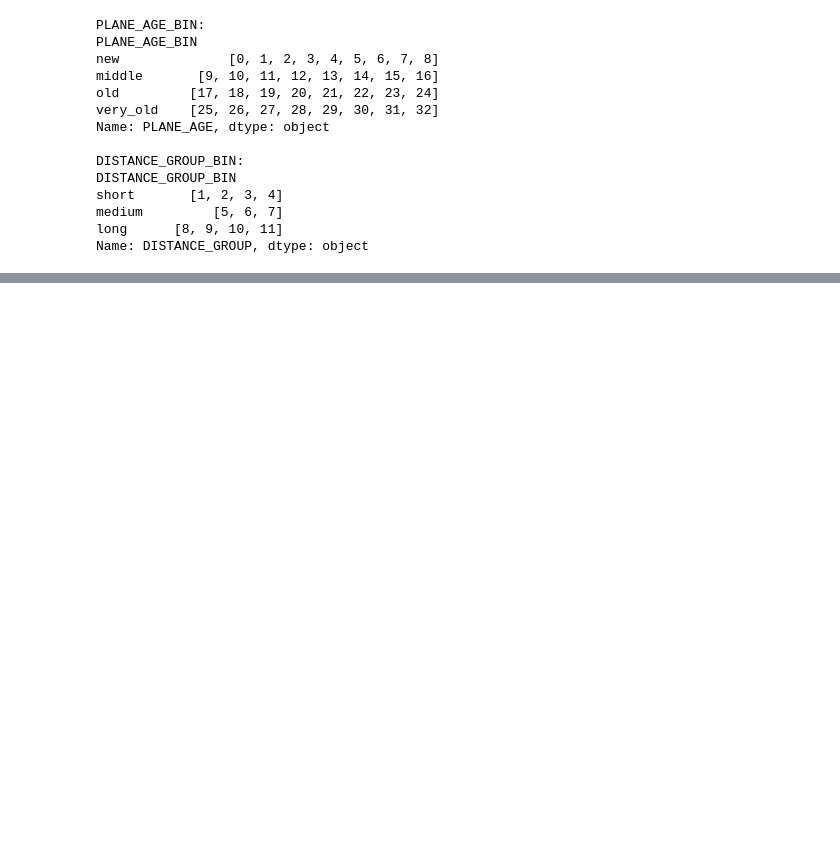
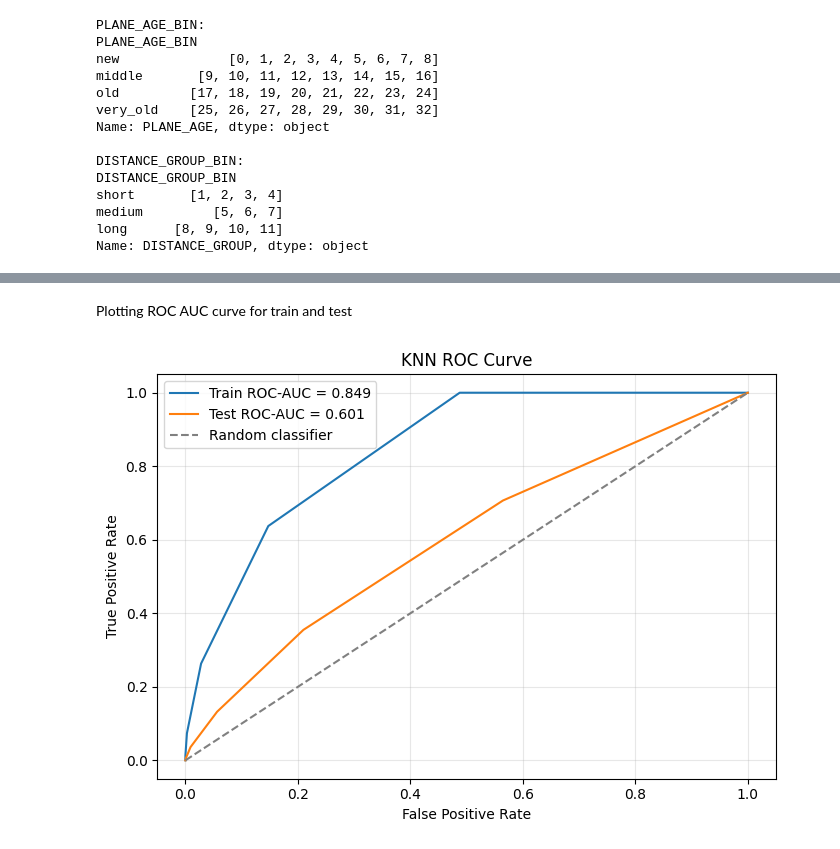
Before and after one commit to AlinaYakubova/ml-flight-felay-prediction, a Jupyter notebook: flight_delay_prediction.ipynb, the cells around one changed output, grey strips where cells are left out. Cells and saved outputs as stored; diff of their text form; code cells hidden in the pictures; blank space fills up the shorter version.

Commit message:
Knn classifier

```diff
--- a/flight_delay_prediction.ipynb
+++ b/flight_delay_prediction.ipynb
@@ -803,0 +913,11 @@ Name: DISTANCE_GROUP, dtype: object
+# %%
+knn_numeric_features = [
+    "DEP_HOUR", "SEGMENT_NUMBER", "DAY_OF_WEEK", "DISTANCE_GROUP", "MONTH",
+    "NUMBER_OF_SEATS", "PLANE_AGE", "CONCURRENT_FLIGHTS",
+    "PRCP", "AWND", "SNOW", "TMAX_C",
+    "AIRPORT_FLIGHTS_MONTH", "AIRLINE_FLIGHTS_MONTH",
+    "FLT_ATTENDANTS_PER_PASS", "GROUND_SERV_PER_PASS", "IS_FIRST_FLIGHT",
+]
+
+knn_low_cardinality_features = ["CARRIER_NAME"]
+knn_high_cardinality_features = ["DEPARTING_AIRPORT", "PREVIOUS_AIRPORT"]
@@ -803,0 +1001,6 @@ Name: DISTANCE_GROUP, dtype: object
+# %%
+X_train_knn_sample = X_train.sample(n=100_000, random_state=42)
+y_train_knn_sample = y_train.loc[X_train_knn_sample.index]
+
+X_test_knn_sample = X_test.sample(n=20_000, random_state=42)
+y_test_knn_sample = y_test.loc[X_test_knn_sample.index]
@@ -803,0 +1015,2 @@ Name: DISTANCE_GROUP, dtype: object
+# %%
+knn_pipeline.fit(X_train_knn_sample, y_train_knn_sample)
@@ -803,0 +1066,30 @@ Name: DISTANCE_GROUP, dtype: object
+# %% [markdown]
+Plotting ROC AUC curve for train and test
+# %%
+def plot_roc_curve(pipeline, X_train, y_train, X_test, y_test, title="ROC Curve"):
+    train_proba = pipeline.predict_proba(X_train)[:, 1]
+    test_proba  = pipeline.predict_proba(X_test)[:, 1]
+
+    train_auc = roc_auc_score(y_train, train_proba)
+    test_auc  = roc_auc_score(y_test,  test_proba)
+
+    fig, ax = plt.subplots(figsize=(7, 5))
+
+    for fpr, tpr, label, auc in [
+        (*roc_curve(y_train, train_proba)[:2], "Train", train_auc),
+        (*roc_curve(y_test,  test_proba)[:2],  "Test",  test_auc),
+    ]:
+        ax.plot(fpr, tpr, label=f"{label} ROC-AUC = {auc:.3f}")
+
+    ax.plot([0, 1], [0, 1], linestyle="--", color="gray", label="Random classifier")
+    ax.set(xlabel="False Positive Rate", ylabel="True Positive Rate", title=title)
+    ax.legend()
+    ax.grid(alpha=0.3)
+    plt.tight_layout()
+    plt.show()
+# %%
+plot_roc_curve(knn_pipeline, X_train_knn_sample, y_train_knn_sample,
+                              X_test_knn_sample,  y_test_knn_sample,
+               title="KNN ROC Curve")
+# %% [output]
+[figure, added]
```
Also changed, not shown: parts of 50 cells of this notebook.
